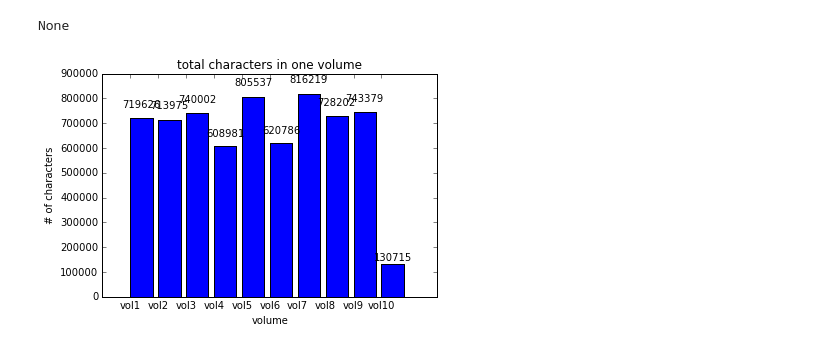
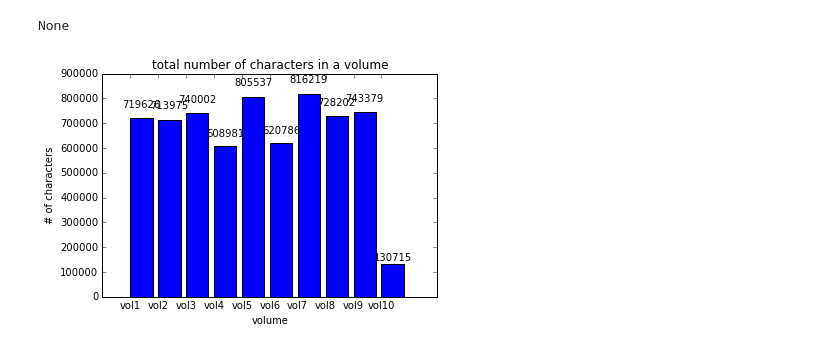
Before and after one commit to Lorienv/JolineLorien-examproject, a Jupyter notebook: test_visualization_statistics.ipynb, the cells around one changed output. Saved outputs shown, nothing was run; the diff lists cells and outputs as text; code cells hidden in the pictures.

```diff
--- a/test_visualization_statistics.ipynb
+++ b/test_visualization_statistics.ipynb
@@ -4,31 +7,26 @@ FileNotFoundError: [WinError 3] Het systeem kan het opgegeven pad niet vinden: '
 # %%
-import matplotlib.pyplot as plt #pyhton library for plotting data
-import numpy as np
-%matplotlib inline
-#make a list of the total characters per volume ---> lijst maken van de counters die def(calculate_characters) teruggeeft
-
 characters_per_volume = [719626, 713975, 740002, 608981, 805537, 620786, 816219, 728202, 743379, 130715] #nu heb ik handmatig een lijst gemaakt
  #van de aantallen characters per volume
 x = [1,2,3,4,5,6,7,8,9,10]
 y = characters_per_volume
 x_labels = ["vol1","vol2","vol3","vol4","vol5","vol6","vol7","vol8","vol9","vol10"]
-y_labels = [719626, 713975, 740002, 608981, 805537, 620786, 816219, 728202, 743379, 130715]
+y_labels = characters_per_volume
 width = 0.12 # width of the bars
 fig, ax = plt.subplots()
 rects1 = ax.bar(x, y_labels)
 def autolabel(rects):# attach labels above bars #zoals gevonden op matplotlib site
     for rect in rects:
         height = rect.get_height()
         ax.text(rect.get_x() + rect.get_width()/2., 1.05*height,
                 '%d' % int(height),
                 ha='center', va='bottom')
 print(autolabel(rects1))
 plt.bar(x,y)
-plt.title("total characters in one volume")
+plt.title("total number of characters in a volume")
 plt.xlabel("volume")
 plt.ylabel("# of characters")
 plt.xticks(x,x_labels)
 plt.show()
 # %% [output]
 None
-[figure, old version]
+[figure, new version]
```
Also changed, not shown: parts of 12 cells of this notebook, 1 other file.
